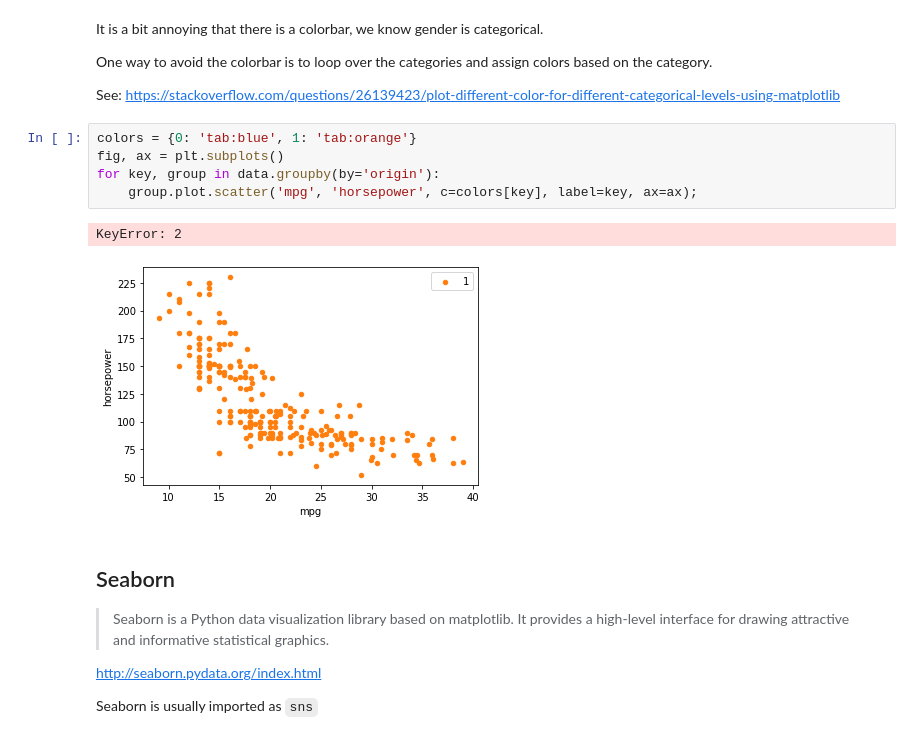
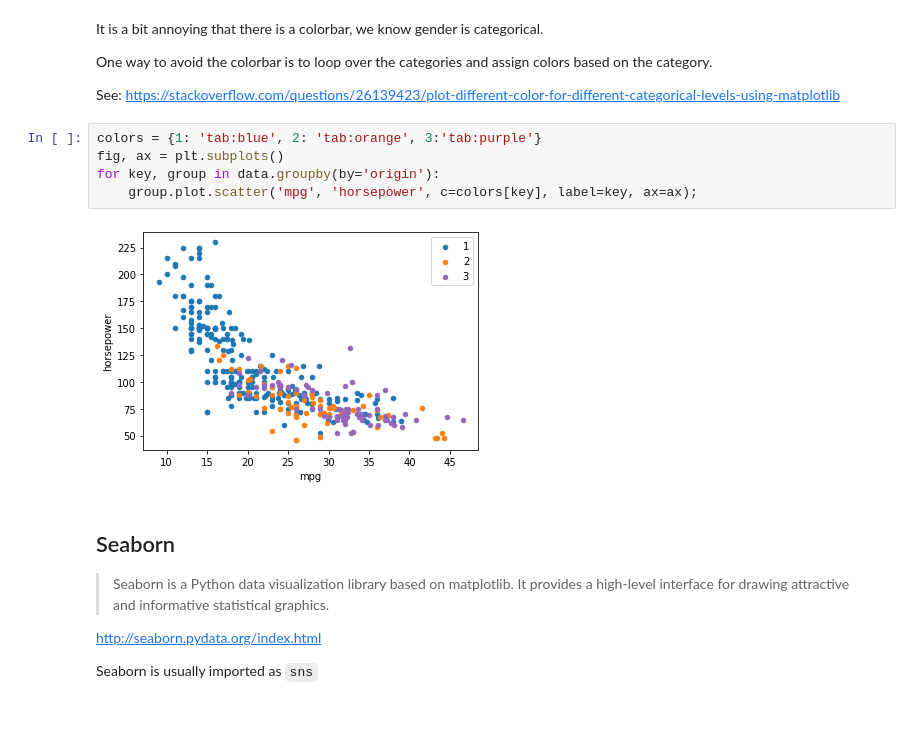
Before and after one commit to ENSF611/lab0-data-and-visualization-review-MPhillipos, a Jupyter notebook: lab0-visualization-auto_mpg.ipynb, the cells around one changed output. Cells and saved outputs as stored; diff of their text form.

Commit message:
Fixed errors in visualization file

```diff
--- a/lab0-visualization-auto_mpg.ipynb
+++ b/lab0-visualization-auto_mpg.ipynb
@@ -172,13 +173,12 @@ One way to avoid the colorbar is to loop over the categories and assign colors b
 See:
 https://stackoverflow.com/questions/26139423/plot-different-color-for-different-categorical-levels-using-matplotlib
 # %%
-colors = {0: 'tab:blue', 1: 'tab:orange'}
+colors = {1: 'tab:blue', 2: 'tab:orange', 3:'tab:purple'}
 fig, ax = plt.subplots()
 for key, group in data.groupby(by='origin'):
     group.plot.scatter('mpg', 'horsepower', c=colors[key], label=key, ax=ax);
 # %% [output]
-KeyError: 2
-[figure, old version]
+[figure, new version]
 # %% [markdown]
 ## Seaborn
 >Seaborn is a Python data visualization library based on matplotlib. It provides a high-level interface for drawing attractive and informative statistical graphics.
```
Also changed, not shown: parts of 1 cell of this notebook, 2 other files.
